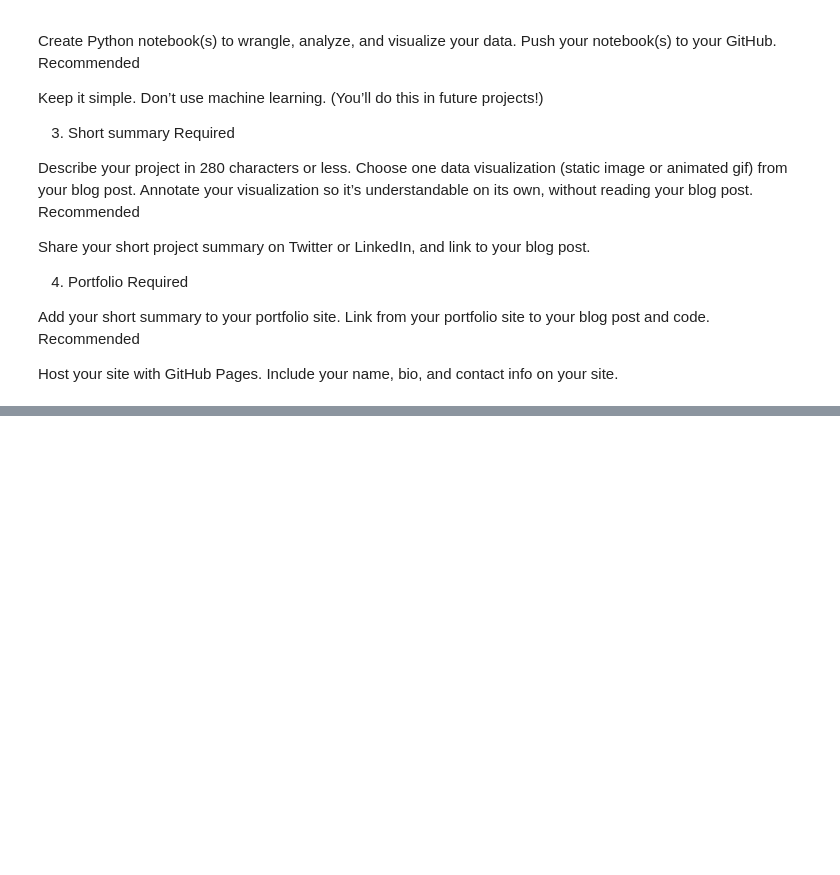
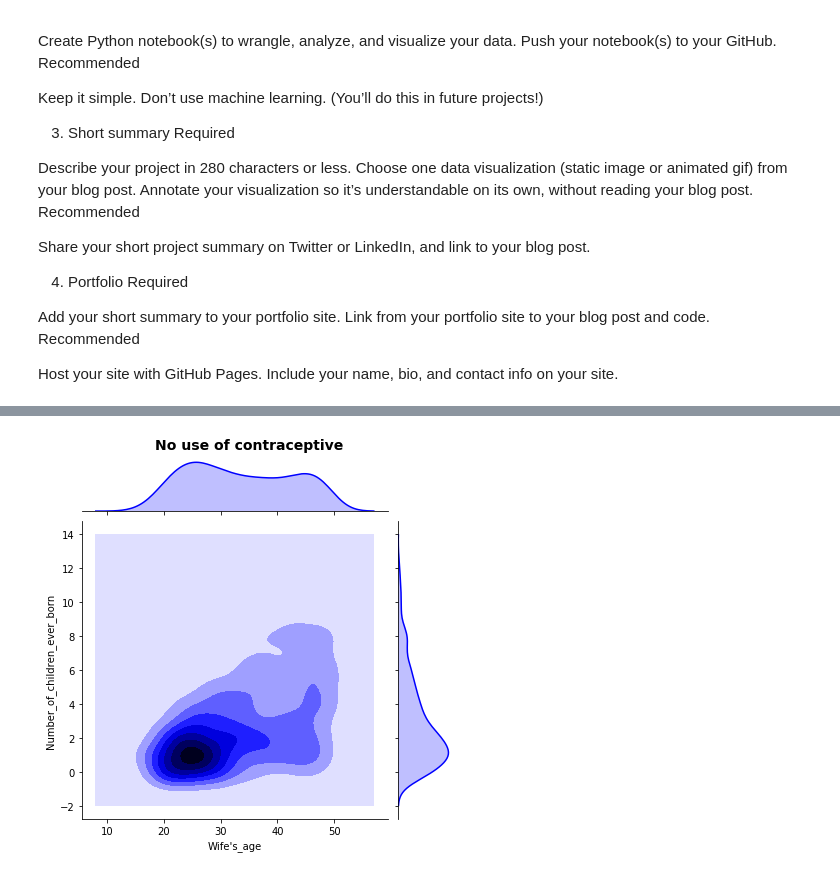
Before and after one commit to nvisagan/Project1, a Jupyter notebook: Contraceptive_Project.ipynb, the cells around one changed output, grey strips where cells are left out. Saved outputs shown, nothing was run; the diff lists cells and outputs as text; code cells hidden in the pictures; blank space fills up the shorter version.

```diff
--- a/Contraceptive_Project.ipynb
+++ b/Contraceptive_Project.ipynb
@@ -85,0 +170,13 @@ contraceptivedf.plot()
+# %%
+#KDE for ContraOne
+
+
+grid = sns.jointplot(x="Wife's_age", y="Number_of_children_ever_born", data=wcOne, kind="kde",color="blue", )
+
+grid.fig.subplots_adjust(top=0.93)
+grid.fig.suptitle('No use of contraceptive',
+              fontsize=14,
+              fontweight='bold');
+grid.savefig("No Use of Contraceptive")
+# %% [output]
+[figure, added]
```
Also changed, not shown: parts of 13 cells of this notebook.
